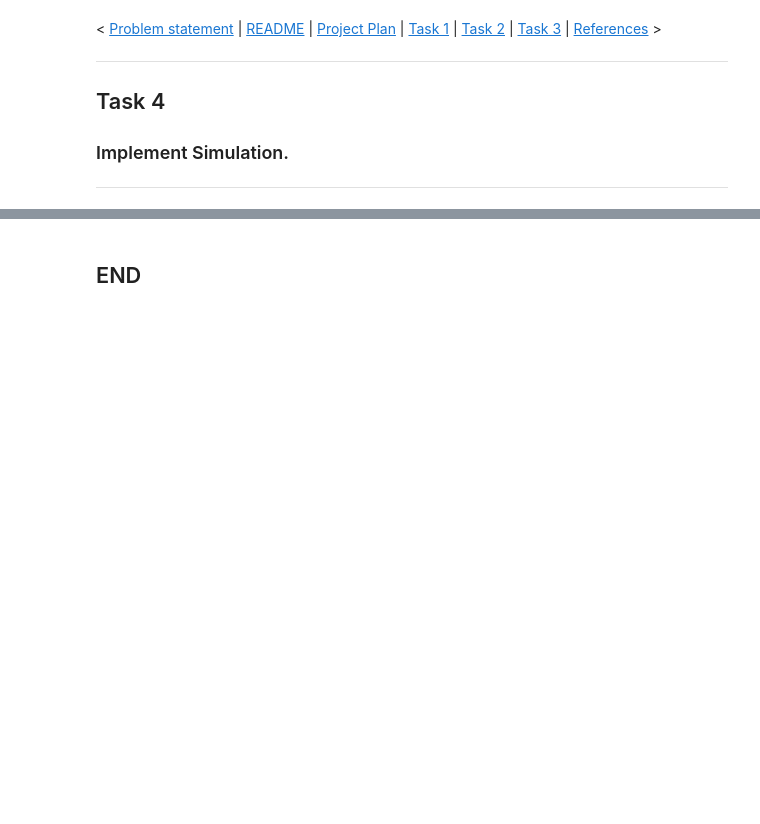
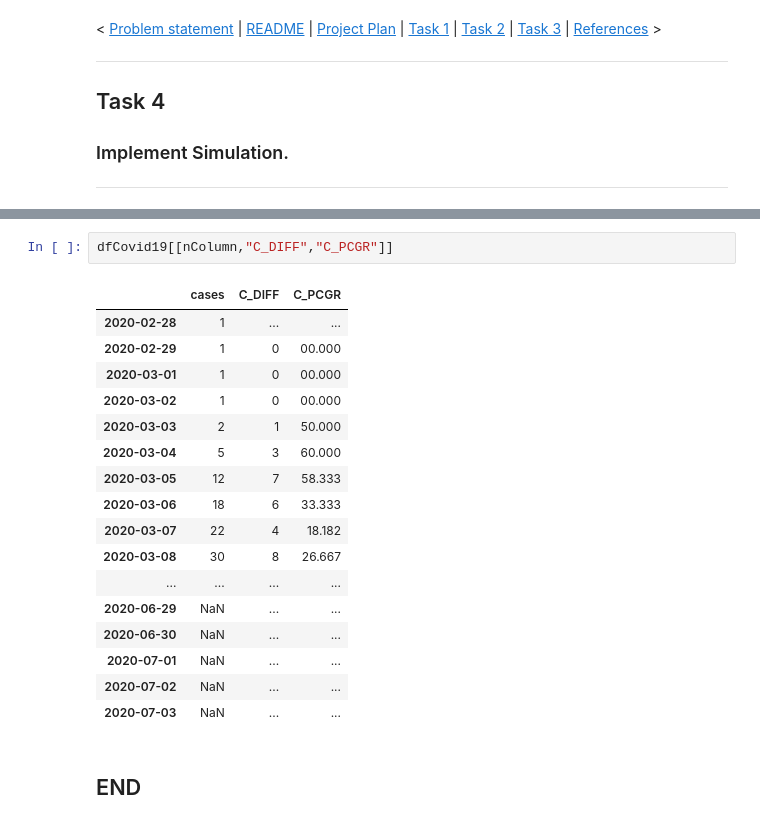
Before and after one commit to E6985/pda-numpy-random-simulation, a Jupyter notebook: Programming-for-Data-Analysis-Project-2020.ipynb, the cells around one changed output, grey strips where cells are left out. Cells and saved outputs as stored; diff of their text form; blank space fills up the shorter version.

Commit message:
DUE: 6th January, 2021 (23:59) - (2020-02-28/03-23] cases - Research/Synthetic data completed.

```diff
--- a/Programming-for-Data-Analysis-Project-2020.ipynb
+++ b/Programming-for-Data-Analysis-Project-2020.ipynb
@@ -1401,3 +1450,23 @@ dfCovid19
+# %%
+dfCovid19[[nColumn,"C_DIFF","C_PCGR"]]
+# %% [output]
+|  | cases | C_DIFF | C_PCGR |
+| 2020-02-28 | 1 | ... | ... |
+| 2020-02-29 | 1 | 0 | 00.000 |
+| 2020-03-01 | 1 | 0 | 00.000 |
+| 2020-03-02 | 1 | 0 | 00.000 |
+| 2020-03-03 | 2 | 1 | 50.000 |
+| 2020-03-04 | 5 | 3 | 60.000 |
+| 2020-03-05 | 12 | 7 | 58.333 |
+| 2020-03-06 | 18 | 6 | 33.333 |
+| 2020-03-07 | 22 | 4 | 18.182 |
+| 2020-03-08 | 30 | 8 | 26.667 |
+| ... | ... | ... | ... |
+| 2020-06-29 | NaN | ... | ... |
+| 2020-06-30 | NaN | ... | ... |
+| 2020-07-01 | NaN | ... | ... |
+| 2020-07-02 | NaN | ... | ... |
+| 2020-07-03 | NaN | ... | ... |
 # %% [markdown]
 ## END
 # %% [markdown]
```
Also changed, not shown: parts of 16 cells of this notebook.
